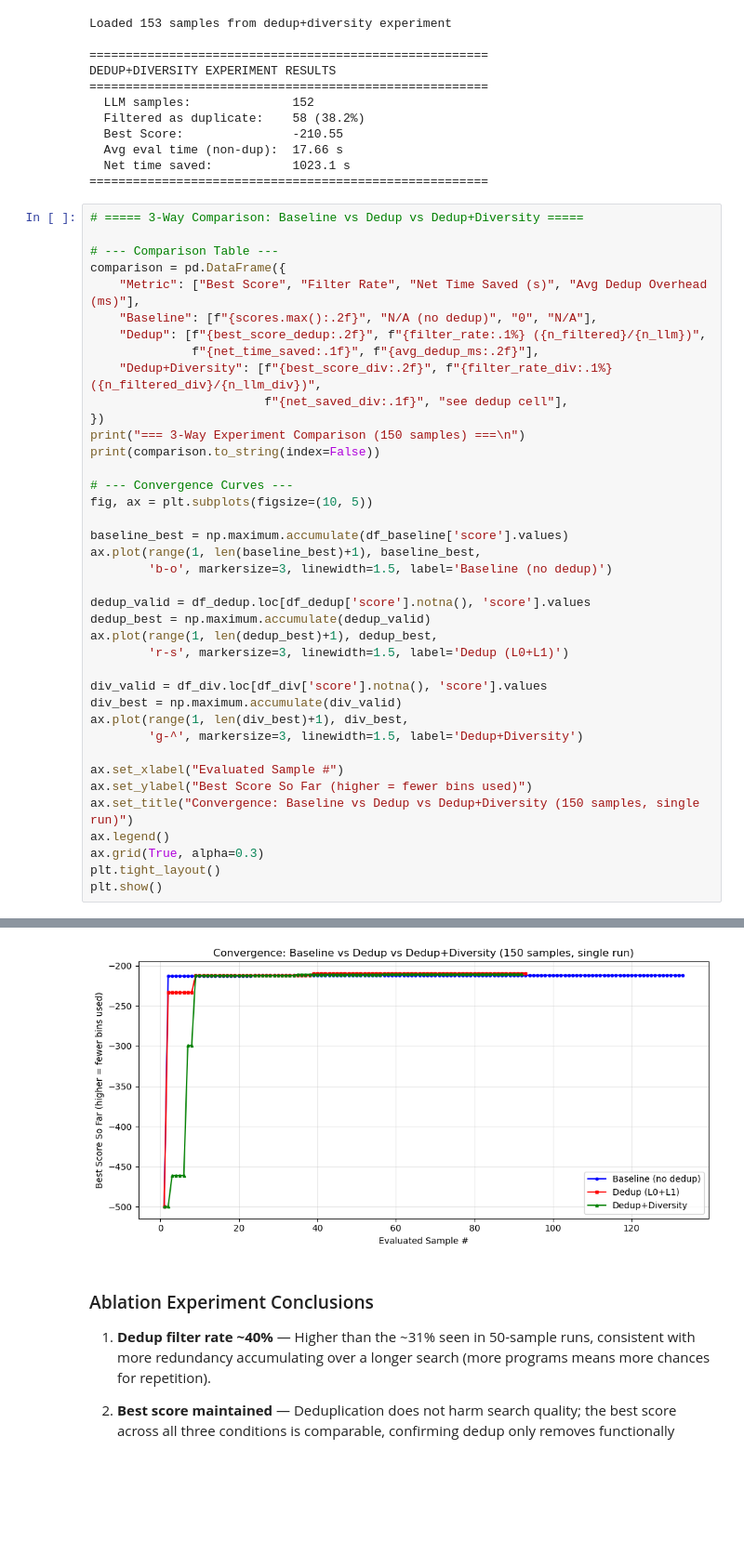
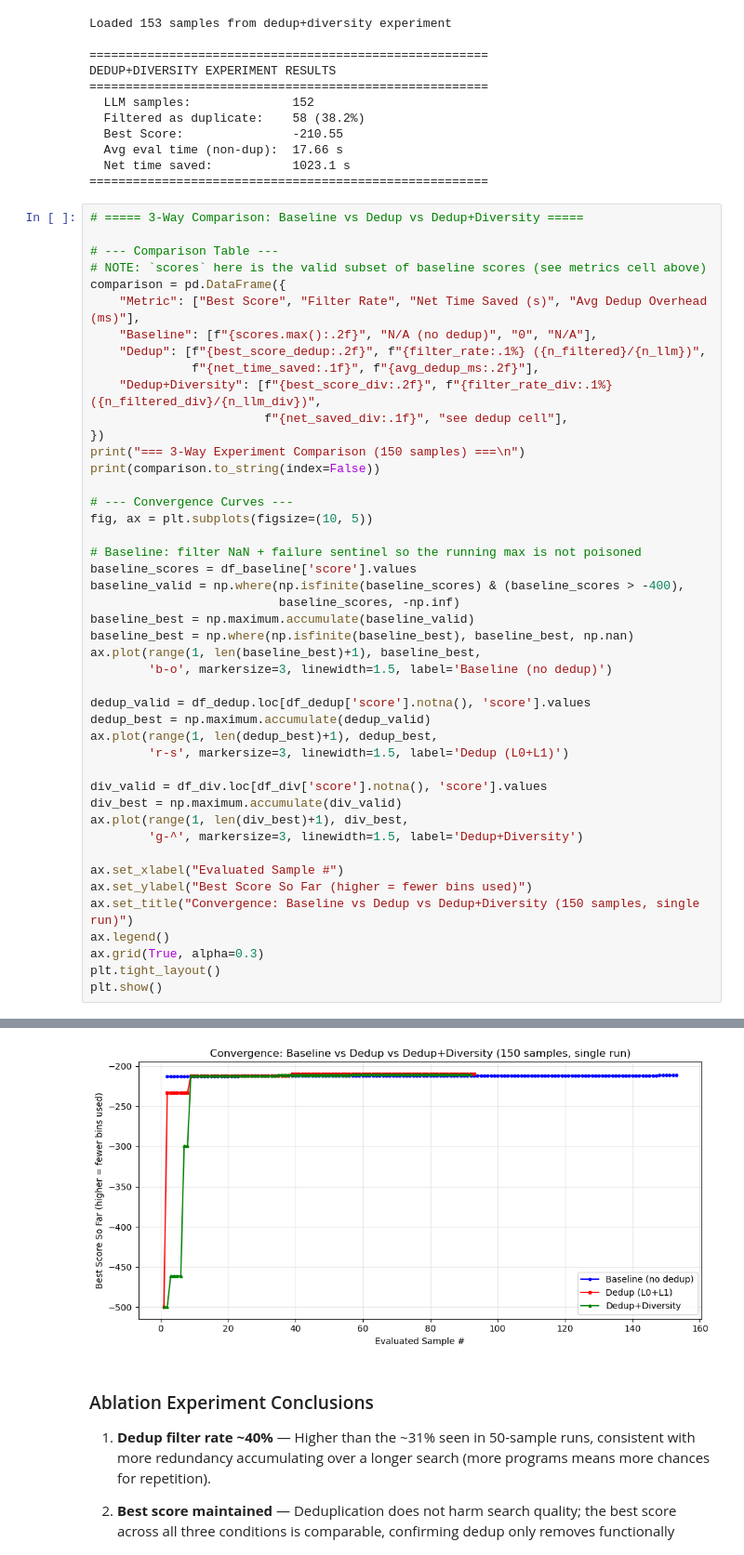
Before and after one commit to jaycee6666/efficient-funsearch, a Jupyter notebook: notebooks/efficient_funsearch_colab.ipynb, the cells around one changed output, grey strips where cells are left out. Shown at 93% size. Saved outputs shown, nothing was run; the diff lists cells and outputs as text; blank space fills up the shorter version.

```diff
--- a/notebooks/efficient_funsearch_colab.ipynb
+++ b/notebooks/efficient_funsearch_colab.ipynb
@@ -603,6 +613,7 @@ DEDUP+DIVERSITY EXPERIMENT RESULTS
 # ===== 3-Way Comparison: Baseline vs Dedup vs Dedup+Diversity =====
 
 # --- Comparison Table ---
+# NOTE: `scores` here is the valid subset of baseline scores (see metrics cell above)
 comparison = pd.DataFrame({
     "Metric": ["Best Score", "Filter Rate", "Net Time Saved (s)", "Avg Dedup Overhead (ms)"],
     "Baseline": [f"{scores.max():.2f}", "N/A (no dedup)", "0", "N/A"],
@@ -617,7 +628,12 @@ print(comparison.to_string(index=False))
 # --- Convergence Curves ---
 fig, ax = plt.subplots(figsize=(10, 5))
 
-baseline_best = np.maximum.accumulate(df_baseline['score'].values)
+# Baseline: filter NaN + failure sentinel so the running max is not poisoned
+baseline_scores = df_baseline['score'].values
+baseline_valid = np.where(np.isfinite(baseline_scores) & (baseline_scores > -400),
+                          baseline_scores, -np.inf)
+baseline_best = np.maximum.accumulate(baseline_valid)
+baseline_best = np.where(np.isfinite(baseline_best), baseline_best, np.nan)
 ax.plot(range(1, len(baseline_best)+1), baseline_best,
         'b-o', markersize=3, linewidth=1.5, label='Baseline (no dedup)')
 
@@ -646,7 +662,7 @@ plt.show()
             Filter Rate N/A (no dedup) 39.5% (60/152)  38.2% (58/152)
      Net Time Saved (s)              0          829.4          1023.1
 Avg Dedup Overhead (ms)            N/A           6.85  see dedup cell
-[figure, old version]
+[figure, new version]
 # %% [markdown]
 ### Ablation Experiment Conclusions
 
```
Also changed, not shown: parts of 8 cells of this notebook.
